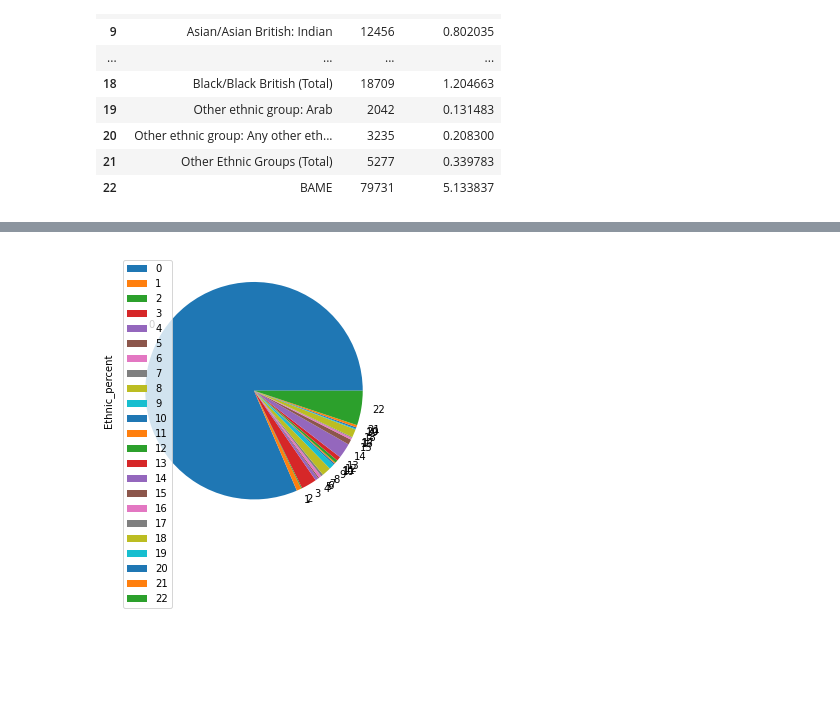
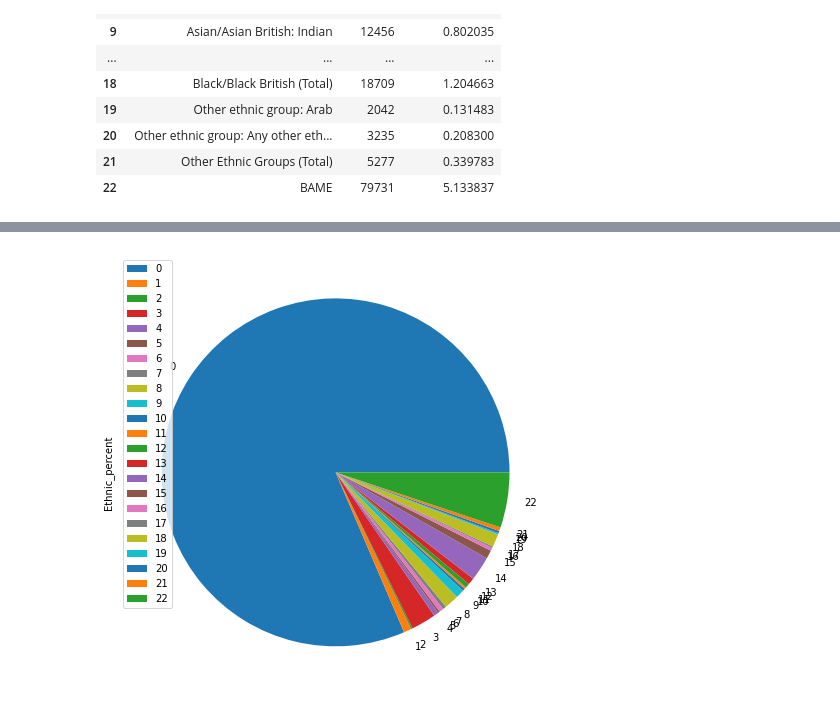
Before and after one commit to arunravi8595/Bias-detection, a Jupyter notebook: UK_police_bias.ipynb, the cells around one changed output, grey strips where cells are left out. Saved outputs shown, nothing was run; the diff lists cells and outputs as text; code cells hidden in the pictures; blank space fills up the shorter version.

```diff
--- a/UK_police_bias.ipynb
+++ b/UK_police_bias.ipynb
@@ -381,4 +320,4 @@ See the caveats in the documentation: https://pandas.pydata.org/pandas-docs/stab
 # %%
-plot = census.plot.pie(y='Ethnic_percent', figsize=(5, 5))
+plot = census.plot.pie(y='Ethnic_percent', figsize=(8,8))
 # %% [output]
-[figure, old version]
+[figure, new version]
```
Also changed, not shown: parts of 57 cells of this notebook.
